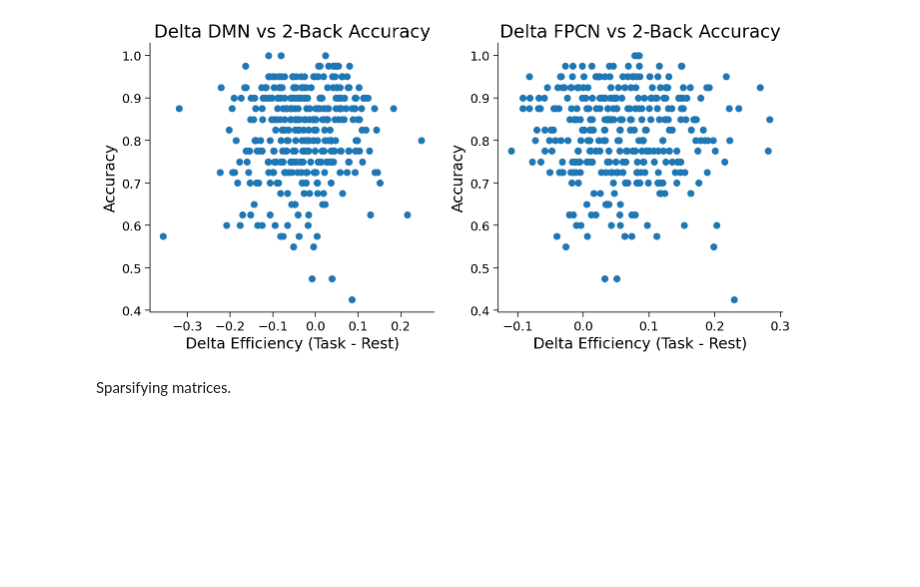
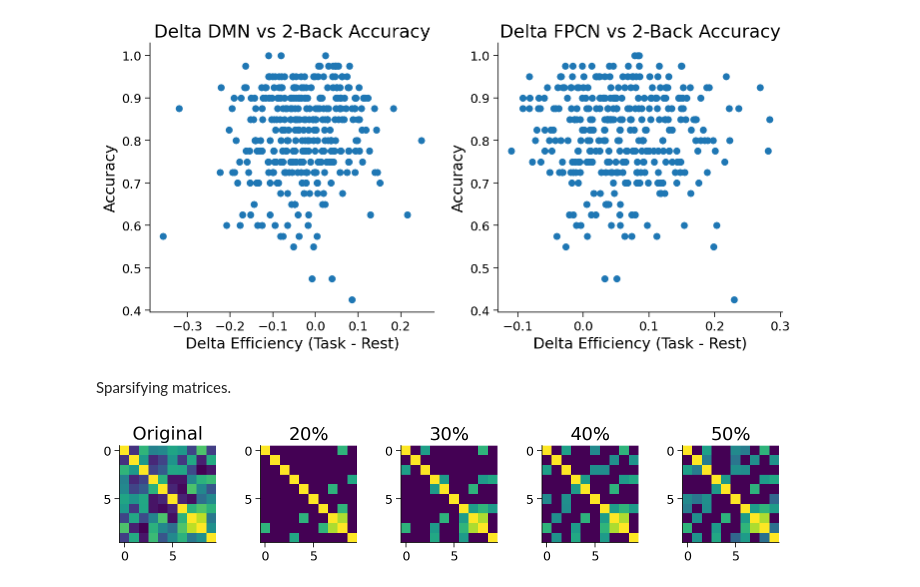
Before and after one commit to darsnack/nma-project, a Jupyter notebook: load_hcp_task.ipynb, the cells around one changed output. Drawn from its saved outputs; the diff is of its cells as text; code cells hidden in the pictures; blank space fills up the shorter version.

```diff
--- a/load_hcp_task.ipynb
+++ b/load_hcp_task.ipynb
@@ -578,21 +578,25 @@ Sparsifying matrices.
 # %%
 A = np.random.rand(10,10)-0.3
 A = np.tril(A,k=1) + np.tril(A,k=1).T
 np.fill_diagonal(A,1)
 
-def sparsify_matrix(corr, sparsity, binarize=False):
-  c = corr.copy()
-  indices = c.flatten()
-  indices = np.argsort(indices).reshape((c.size[0],c.size[1]))
-  # ?????
-  return c
 
 fig = plt.figure(figsize=(10, 5))
-ax1 = fig.add_subplot(121)
-ax2 = fig.add_subplot(122)
-
+ax1 = fig.add_subplot(151)
+ax2 = fig.add_subplot(152)
+ax3 = fig.add_subplot(153)
+ax4 = fig.add_subplot(154)
+ax5 = fig.add_subplot(155)
 
 ax1.imshow(A)
-ax1.title.set_text('Before')
-ax2.imshow(sparsify_matrix(A,0.2))
-ax2.title.set_text('After')
+ax1.title.set_text('Original')
+ax2.imshow(prune_corr(A,20))
+ax2.title.set_text('20%')
+ax3.imshow(prune_corr(A,30))
+ax3.title.set_text('30%')
+ax4.imshow(prune_corr(A,40))
+ax4.title.set_text('40%')
+ax5.imshow(prune_corr(A,50))
+ax5.title.set_text('50%')
+# %% [output]
+[figure, added]
```
Also changed, not shown: parts of 2 cells of this notebook.
